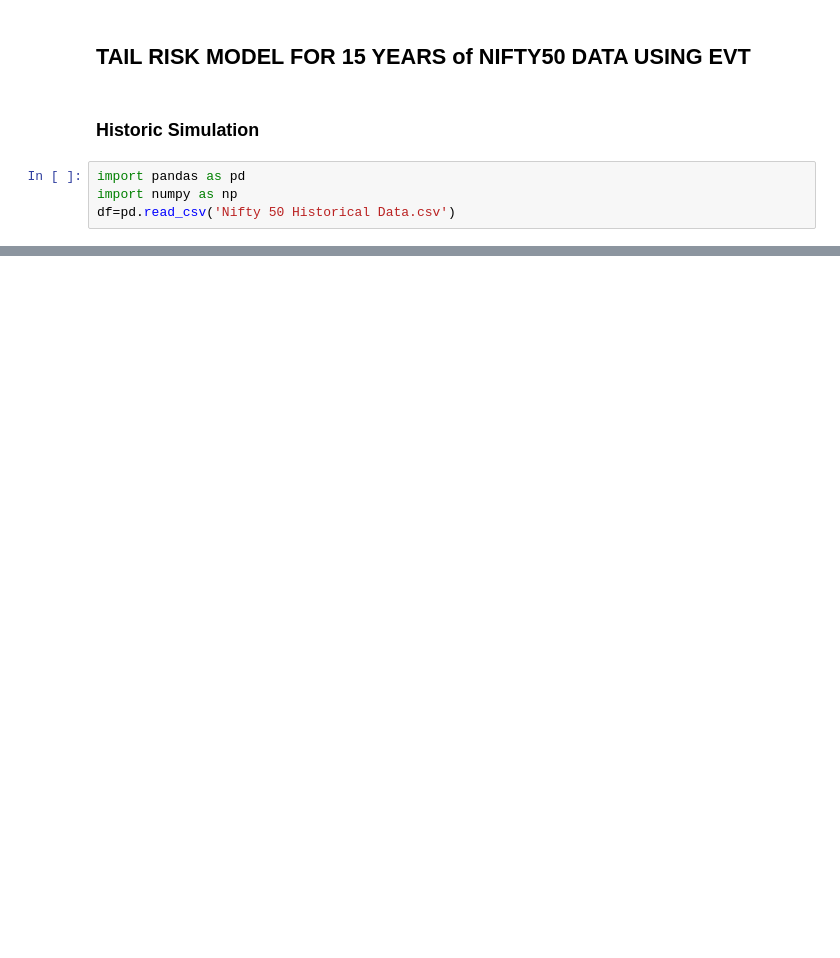
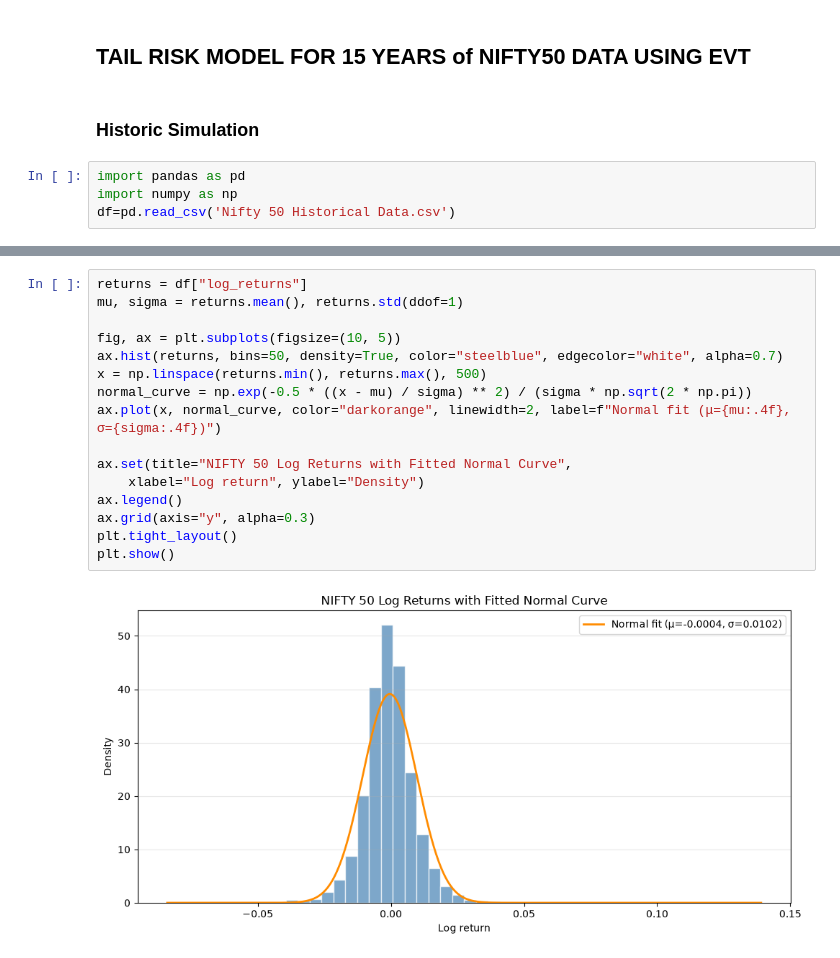
Before and after one commit to adhyanambisan/EVT, a Jupyter notebook: Tail_Risk.ipynb, the cells around one changed output, grey strips where cells are left out. Saved outputs shown, nothing was run; the diff lists cells and outputs as text; blank space fills up the shorter version.

```diff
--- a/Tail_Risk.ipynb
+++ b/Tail_Risk.ipynb
@@ -32,0 +33,18 @@ plt.show()
+# %%
+returns = df["log_returns"]
+mu, sigma = returns.mean(), returns.std(ddof=1)
+
+fig, ax = plt.subplots(figsize=(10, 5))
+ax.hist(returns, bins=50, density=True, color="steelblue", edgecolor="white", alpha=0.7)
+x = np.linspace(returns.min(), returns.max(), 500)
+normal_curve = np.exp(-0.5 * ((x - mu) / sigma) ** 2) / (sigma * np.sqrt(2 * np.pi))
+ax.plot(x, normal_curve, color="darkorange", linewidth=2, label=f"Normal fit (μ={mu:.4f}, σ={sigma:.4f})")
+
+ax.set(title="NIFTY 50 Log Returns with Fitted Normal Curve",
+    xlabel="Log return", ylabel="Density")
+ax.legend()
+ax.grid(axis="y", alpha=0.3)
+plt.tight_layout()
+plt.show()
+# %% [output]
+[figure, added]
```
Also changed, not shown: parts of 5 cells of this notebook.
